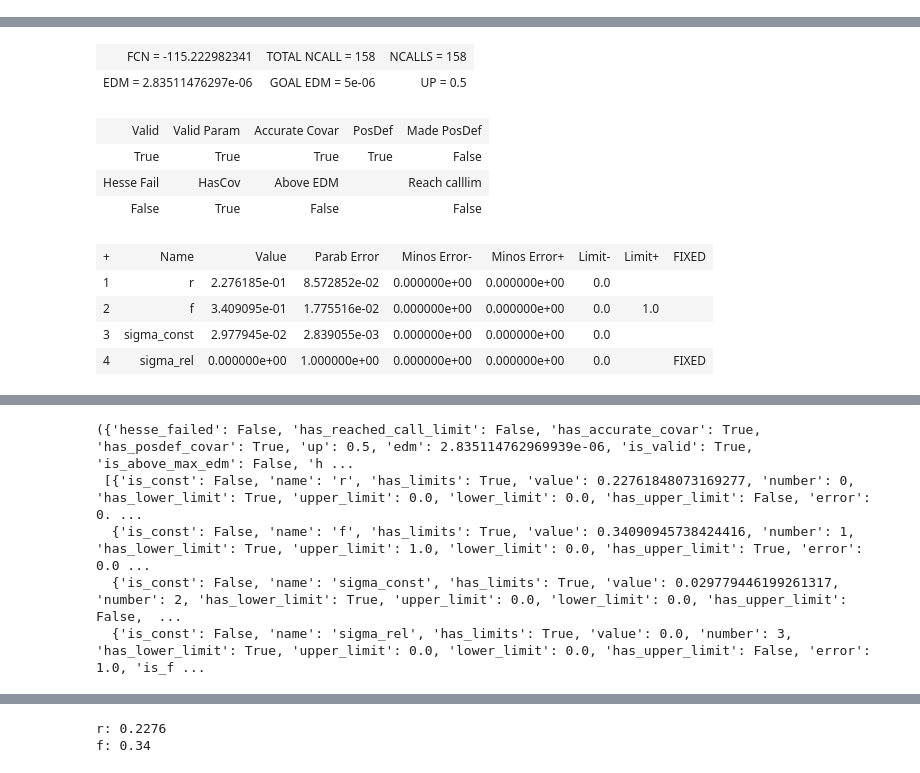
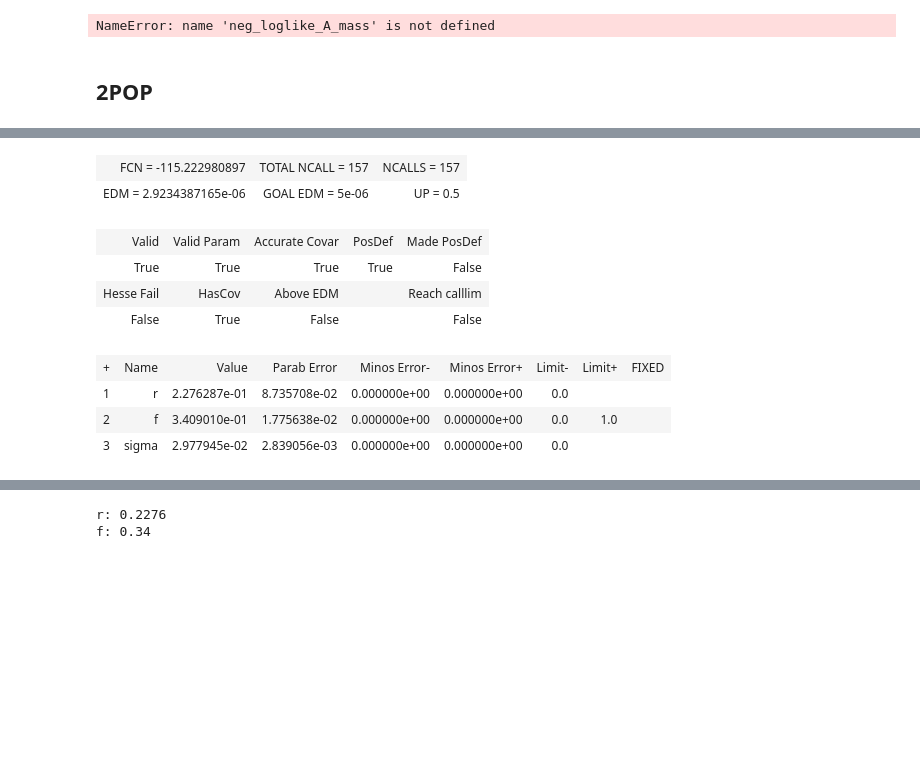
Before and after one commit to fabianrost84/C14, a Jupyter notebook: C14 parameter estimation.ipynb, the cells around one changed output, grey strips where cells are left out. Drawn from its saved outputs; the diff is of its cells as text; code cells hidden in the pictures; blank space fills up the shorter version.

```diff
--- a/C14 parameter estimation.ipynb
+++ b/C14 parameter estimation.ipynb
@@ -29,0 +49,16 @@ sigma_estimate = c14_i_data_sigma['d14C'].std()
+# %%
+N = 3
+M_A_array = pymp.shared.array((N,))
+
+with pymp.Parallel(4) as p:
+    for index in p.range(0, N):
+        r = sp.random.uniform(0, 1)
+        sigma = sp.random.uniform(0, 0.1)
+        M_A = iminuit.Minuit(neg_loglike_A, errordef = 0.5,\
+                   r = r, error_r = 1e-3, limit_r = (0.0, None), fix_r = False,\
+                   sigma = sigma, error_sigma = sigma_estimate / 10.0, limit_sigma = (0.0, None), fix_sigma = False,\
+                   print_level = 0)
+        M_A.migrad()
+        M_A_array[index] = 0 #copy.deepcopy(M_A)
+#         M_A_array[index, 1] = r
+#         M_A_array[index, 2] = sigma
@@ -29,0 +87,7 @@ sigma_estimate = c14_i_data_sigma['d14C'].std()
+# %%
+M_A_mass = iminuit.Minuit(neg_loglike_A_mass, errordef = 0.5,\
+                   r = 0.0066, error_r = 1e-3, limit_r = (0.0, None), fix_r = False,\
+                   sigma = sigma_estimate, error_sigma = sigma_estimate / 10.0, limit_sigma = (0.0, None), fix_sigma = False,\
+                   print_level = 1)
+# %% [output]
+NameError: name 'neg_loglike_A_mass' is not defined
@@ -30,43 +97,34 @@ sigma_estimate = c14_i_data_sigma['d14C'].std()
+# %% [markdown]
+## 2POP
 # %%
-def neg_loglike_2POP(r, f, sigma_const, sigma_rel):
-  loglike = 0
-  for i, dataset in c14_i_data.iterrows():
-    Dbirth = dataset['Dbirth']
-    Dcoll = dataset['Dcoll']
-    Cexp = dataset['d14C']
+def neg_loglike_2POP(r, f, sigma):
+    loglike = 0
+    for i, dataset in c14_i_data.iterrows():
+        Dbirth = dataset['Dbirth']
+        Dcoll = dataset['Dcoll']
+        Cexp = dataset['d14C']
+        Cmodel = C2(Dbirth, Dcoll, r, f)
 
-    sigma = sigma_const + sigma_rel * sp.absolute(C2(Dbirth, Dcoll, r, f))
-
-    s1 = - 0.5 * (C2(Dbirth, Dcoll, r, f) - Cexp ) ** 2 / sigma ** 2
-    s2 = - sp.log(sigma * sp.sqrt(2 * sp.pi))
-
-    loglike += s1 + s2
-  return -loglike
+        loglike += sp.stats.norm.logpdf(Cexp, loc=Cmodel, scale=sigma)
+    return -loglike
 # %%
-M_2POP_additive = iminuit.Minuit(neg_loglike_2POP, errordef = 0.5,\
+M_2POP = iminuit.Minuit(neg_loglike_2POP, errordef = 0.5,\
                    r = 0.0066, error_r = 1e-3, limit_r = (0.0, None), fix_r = False,\
                    f=0.35, error_f=0.01, limit_f=(0.0, 1.0), fix_f = False,\
-                   sigma_const = sigma_estimate, error_sigma_const = sigma_estimate / 10.0, limit_sigma_const = (0.0, None), fix_sigma_const = False,\
-                   sigma_rel = 0.0, error_sigma_rel = 1.0, limit_sigma_rel = (0.0, None), fix_sigma_rel = True,\
+                   sigma = sigma_estimate, error_sigma = sigma_estimate / 10.0, limit_sigma = (0.0, None), fix_sigma = False,\
                    print_level = 1)
 # %%
-M_2POP_additive.migrad()
+M_2POP.migrad();
 # %% [output]
 [interactive output not drawn]
-| FCN = -115.222982341 | TOTAL NCALL = 158 | NCALLS = 158 |
-| EDM = 2.83511476297e-06 | GOAL EDM = 5e-06 | UP = 0.5 |
+| FCN = -115.222980897 | TOTAL NCALL = 157 | NCALLS = 157 |
+| EDM = 2.9234387165e-06 | GOAL EDM = 5e-06 | UP = 0.5 |
 | Valid | Valid Param | Accurate Covar | PosDef | Made PosDef |
 | True | True | True | True | False |
 | Hesse Fail | HasCov | Above EDM |  | Reach calllim |
 | False | True | False |  | False |
 | + | Name | Value | Parab Error | Minos Error- | Minos Error+ | Limit- | Limit+ | FIXED |
-| 1 | r | 2.276185e-01 | 8.572852e-02 | 0.000000e+00 | 0.000000e+00 | 0.0 |  |  |
-| 2 | f | 3.409095e-01 | 1.775516e-02 | 0.000000e+00 | 0.000000e+00 | 0.0 | 1.0 |  |
-| 3 | sigma_const | 2.977945e-02 | 2.839055e-03 | 0.000000e+00 | 0.000000e+00 | 0.0 |  |  |
-| 4 | sigma_rel | 0.000000e+00 | 1.000000e+00 | 0.000000e+00 | 0.000000e+00 | 0.0 |  | FIXED |
+| 1 | r | 2.276287e-01 | 8.735708e-02 | 0.000000e+00 | 0.000000e+00 | 0.0 |  |  |
+| 2 | f | 3.409010e-01 | 1.775638e-02 | 0.000000e+00 | 0.000000e+00 | 0.0 | 1.0 |  |
+| 3 | sigma | 2.977945e-02 | 2.839056e-03 | 0.000000e+00 | 0.000000e+00 | 0.0 |  |  |
 [interactive output not drawn]
-({'hesse_failed': False, 'has_reached_call_limit': False, 'has_accurate_covar': True, 'has_posdef_covar': True, 'up': 0.5, 'edm': 2.835114762969939e-06, 'is_valid': True, 'is_above_max_edm': False, 'h ...
- [{'is_const': False, 'name': 'r', 'has_limits': True, 'value': 0.22761848073169277, 'number': 0, 'has_lower_limit': True, 'upper_limit': 0.0, 'lower_limit': 0.0, 'has_upper_limit': False, 'error': 0. ...
-  {'is_const': False, 'name': 'f', 'has_limits': True, 'value': 0.34090945738424416, 'number': 1, 'has_lower_limit': True, 'upper_limit': 1.0, 'lower_limit': 0.0, 'has_upper_limit': True, 'error': 0.0 ...
-  {'is_const': False, 'name': 'sigma_const', 'has_limits': True, 'value': 0.029779446199261317, 'number': 2, 'has_lower_limit': True, 'upper_limit': 0.0, 'lower_limit': 0.0, 'has_upper_limit': False,  ...
-  {'is_const': False, 'name': 'sigma_rel', 'has_limits': True, 'value': 0.0, 'number': 3, 'has_lower_limit': True, 'upper_limit': 0.0, 'lower_limit': 0.0, 'has_upper_limit': False, 'error': 1.0, 'is_f ...
```
Also changed, not shown: parts of 12 cells of this notebook.
